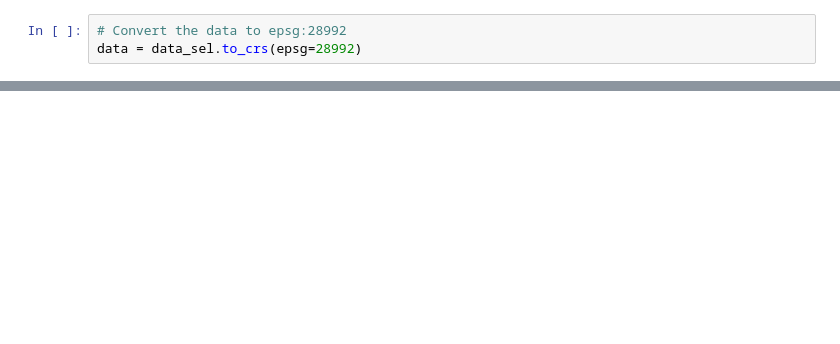
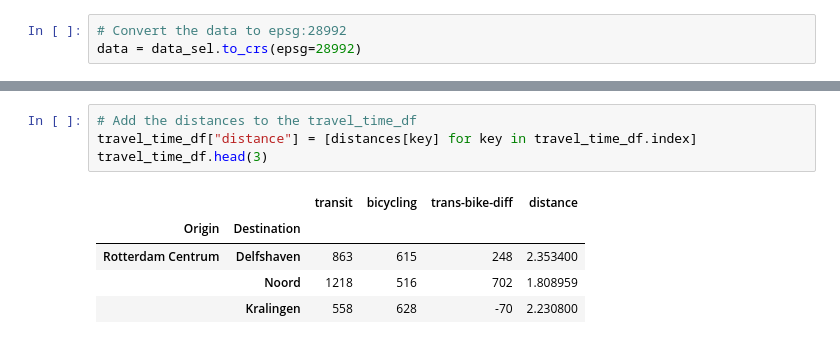
Before and after one commit to EwoutH/urban-self-driving-effects, a Jupyter notebook: travel_api/travel_time_distance_google.ipynb, the cells around one changed output, grey strips where cells are left out. Cells and saved outputs as stored; diff of their text form; blank space fills up the shorter version.

```diff
--- a/travel_api/travel_time_distance_google.ipynb
+++ b/travel_api/travel_time_distance_google.ipynb
@@ -342,0 +412,10 @@ plt.savefig("travel_time_rotterdam_centrum.png", dpi=300, bbox_inches="tight")
+# %%
+# Add the distances to the travel_time_df
+travel_time_df["distance"] = [distances[key] for key in travel_time_df.index]
+travel_time_df.head(3)
+# %% [output]
+|  |  | transit | bicycling | trans-bike-diff | distance |
+| Origin | Destination |  |  |  |  |
+| Rotterdam Centrum | Delfshaven | 863 | 615 | 248 | 2.353400 |
+|  | Noord | 1218 | 516 | 702 | 1.808959 |
+|  | Kralingen | 558 | 628 | -70 | 2.230800 |
```
Also changed, not shown: parts of 8 cells of this notebook.
